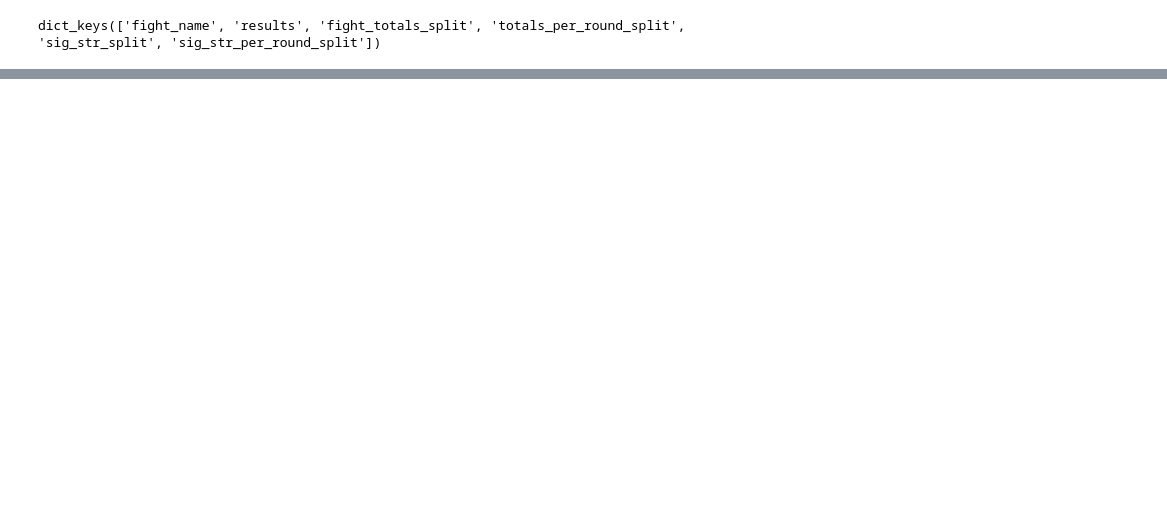
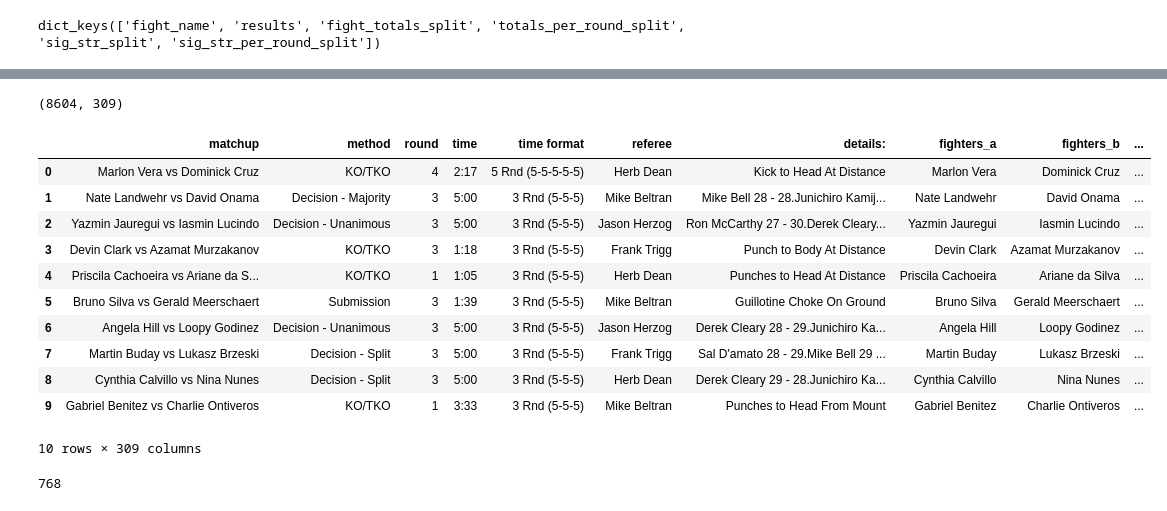
Before and after one commit to aarbisman/ufc_prediction, a Jupyter notebook: merge_files.ipynb, the cells around one changed output, grey strips where cells are left out. Drawn from its saved outputs; the diff is of its cells as text; code cells hidden in the pictures; blank space fills up the shorter version.

Commit message:
added full data file, updated merge and process functions

```diff
--- a/merge_files.ipynb
+++ b/merge_files.ipynb
@@ -159,9 +102,3 @@ process_fights_in_event(test_event)
-# %%
-with open('/Users/macuser/projects/ufc_prediction/sample_data_5_events.json', 'r') as infile:
-    sample_data = json.load(infile)
-
-test_fight = sample_data['0f7210aa8d61af8d']['33e301872e2b5680']
-test_fight.keys()
 # %%
 test_dir = 'data/test_5_files'
 test_output = 'sample_data_5_events.json'
@@ -393,0 +254,55 @@ print(all_dat.shape)
+# %%
+## main function -- process data
+def process_fight_data(merged_data_file, dup_cols_file, schema_file):
+
+    with open(merged_data_file, 'r') as infile:
+        events_data = json.load(infile)
+
+    ## Load in the dup cols list
+    dup_cols = pd.read_csv(dup_cols_file)
+    dup_col_list = dup_cols['col_name'].tolist()
+
+    ## Load in the df schema
+    df_scehma_file = pd.read_csv(schema_file)
+    df_cols = df_scehma_file['col_name'].tolist()
+    df_schema = pd.DataFrame(columns = df_cols)
+
+    ## initialize a df object for the full dataset
+    proccessed_dat = df_schema.copy()
+
+    ## iterate through every event in the data, convert each event to a dataframe and add it to the full data
+    for event in events_data:
+
+        # print(event)
+
+        event_df = dataframe_from_event(events_data[event], df_schema, dup_col_list)
+
+        proccessed_dat = pd.concat([proccessed_dat, event_df])
+
+    return proccessed_dat
+# %%
+merged_output_all = '/Users/macuser/projects/ufc_prediction/merged_data/all_events.json'
+merged_output_100 = '/Users/macuser/projects/ufc_prediction/merged_data/most_recent_100_events.json'
+dup_cols_file = 'duplicate_columns.csv'
+schema_file = 'data_schema_dedup.csv'
+processed_df_all = process_fight_data(merged_output_all, dup_cols_file, schema_file)
+print(processed_df_all.shape)
+processed_df_all.head(10)
+# %% [output]
+(8604, 309)
+|  | matchup | method | round | time | time format | referee | details: | fighters_a | fighters_b | ... |
+| 0 | Marlon Vera vs Dominick Cruz | KO/TKO | 4 | 2:17 | 5 Rnd (5-5-5-5-5) | Herb Dean | Kick to Head At Distance | Marlon Vera | Dominick Cruz | ... |
+| 1 | Nate Landwehr vs David Onama | Decision - Majority | 3 | 5:00 | 3 Rnd (5-5-5) | Mike Beltran | Mike Bell 28 - 28.Junichiro Kamij... | Nate Landwehr | David Onama | ... |
+| 2 | Yazmin Jauregui vs Iasmin Lucindo | Decision - Unanimous | 3 | 5:00 | 3 Rnd (5-5-5) | Jason Herzog | Ron McCarthy 27 - 30.Derek Cleary... | Yazmin Jauregui | Iasmin Lucindo | ... |
+| 3 | Devin Clark vs Azamat Murzakanov | KO/TKO | 3 | 1:18 | 3 Rnd (5-5-5) | Frank Trigg | Punch to Body At Distance | Devin Clark | Azamat Murzakanov | ... |
+| 4 | Priscila Cachoeira vs Ariane da S... | KO/TKO | 1 | 1:05 | 3 Rnd (5-5-5) | Herb Dean | Punches to Head At Distance | Priscila Cachoeira | Ariane da Silva | ... |
+| 5 | Bruno Silva vs Gerald Meerschaert | Submission | 3 | 1:39 | 3 Rnd (5-5-5) | Mike Beltran | Guillotine Choke On Ground | Bruno Silva | Gerald Meerschaert | ... |
+| 6 | Angela Hill vs Loopy Godinez | Decision - Unanimous | 3 | 5:00 | 3 Rnd (5-5-5) | Jason Herzog | Derek Cleary 28 - 29.Junichiro Ka... | Angela Hill | Loopy Godinez | ... |
+| 7 | Martin Buday vs Lukasz Brzeski | Decision - Split | 3 | 5:00 | 3 Rnd (5-5-5) | Frank Trigg | Sal D'amato 28 - 29.Mike Bell 29 ... | Martin Buday | Lukasz Brzeski | ... |
+| 8 | Cynthia Calvillo vs Nina Nunes | Decision - Split | 3 | 5:00 | 3 Rnd (5-5-5) | Herb Dean | Derek Cleary 29 - 28.Junichiro Ka... | Cynthia Calvillo | Nina Nunes | ... |
+| 9 | Gabriel Benitez vs Charlie Ontiveros | KO/TKO | 1 | 3:33 | 3 Rnd (5-5-5) | Mike Beltran | Punches to Head From Mount | Gabriel Benitez | Charlie Ontiveros | ... |
+10 rows × 309 columns
+# %%
+processed_df_all.to_csv('processed_fight_dat.csv')
+# %% [output]
+768
```
Also changed, not shown: parts of 12 cells of this notebook, 2 other files.
